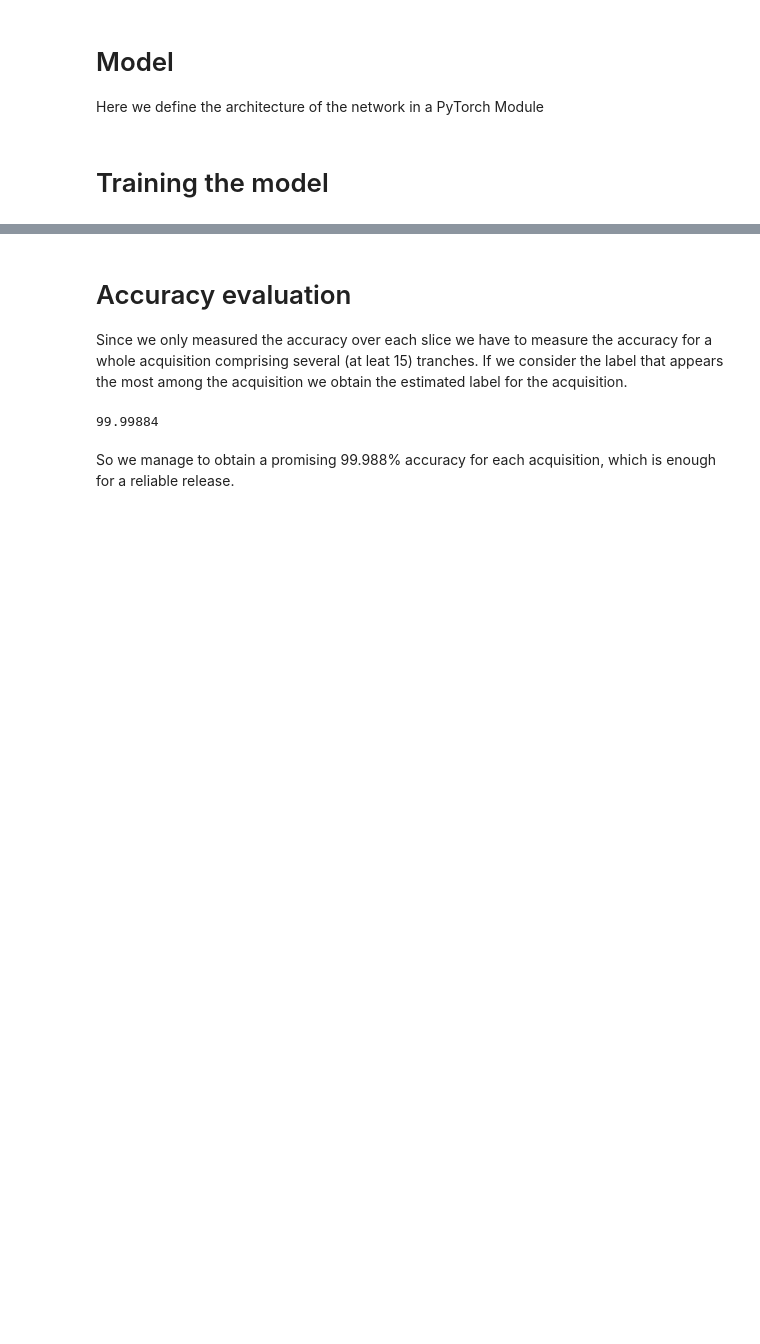
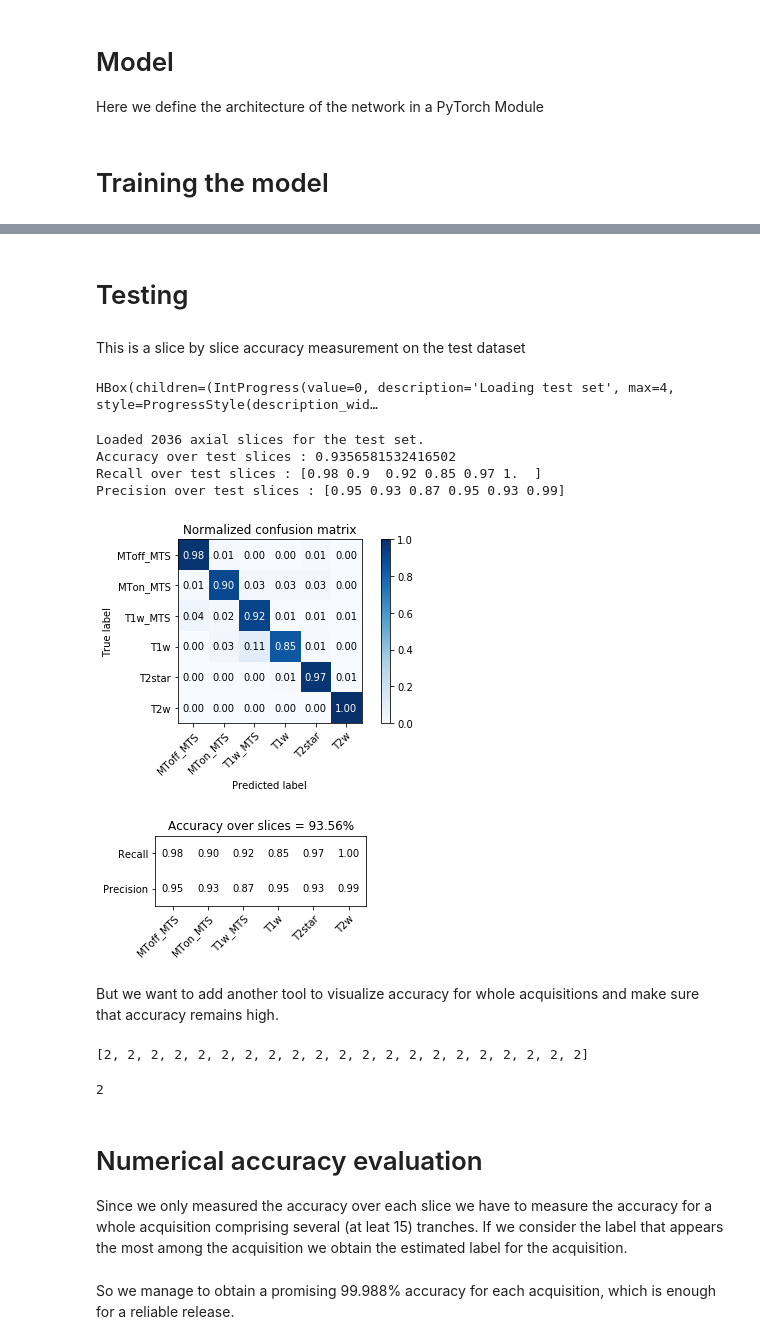
Before and after one commit to bsauty/sc_mri_dl_classifier, a Jupyter notebook: classifier_mri_modality.ipynb, the cells around one changed output, grey strips where cells are left out. Drawn from its saved outputs; the diff is of its cells as text; code cells hidden in the pictures; blank space fills up the shorter version.

Commit message:
Add test metrics and full acquisition prediction

```diff
--- a/classifier_mri_modality.ipynb
+++ b/classifier_mri_modality.ipynb
@@ -182,6 +186,8 @@ import torch.nn.functional as F
 from torchvision import transforms, models
 from torch.utils.data.sampler import SubsetRandomSampler
 from torch.utils.data import DataLoader, ConcatDataset
+
+from sklearn import metrics
 
 import torch.backends.cudnn as cudnn
 cudnn.benchmark = True
@@ -369,6 +375,7 @@ def cmd_train(context):
         val_accuracy = 0
         num_samples = 0
 
+
         for i, batch in enumerate(val_loader):
             input_samples = batch["input"]
             input_labels = get_modality(batch)
@@ -399,6 +406,13 @@ def cmd_train(context):
 
         #tqdm.write(f"Epoch {epoch} accuracy : {val_accuracy_avg:.4f}.")
         print(f"Epoch {epoch} accuracy : {val_accuracy_avg:.4f} %.")
+
+        #add metrics for tensorboard
+        writer.add_scalars('accuracy', val_accuracy_avg, epoch)
+        writer.add_scalars('losses', {
+            'train_loss': train_loss_total_avg,
+            'val_loss': val_loss_total_avg,
+        }, epoch)
 
         end_time = time.time()
         total_time = end_time - start_time
@@ -438,7 +452,7 @@ def cmd_train(context):
 
 
 def run_main(command):
-    with open('config_small.json') as fhandle:
+    with open('config.json') as fhandle:
         context = json.load(fhandle)
 
     #command = context["command"]
@@ -476,0 +470,2 @@ Epoch 50 took 37.91 seconds.
+# %% [markdown]
+# Testing
@@ -476,0 +554,2 @@ Epoch 50 took 37.91 seconds.
+# %% [markdown]
+This is a slice by slice accuracy measurement on the test dataset
@@ -477,11 +628,66 @@ Epoch 50 took 37.91 seconds.
+# %%
+run_main("test")
+# %% [output]
+HBox(children=(IntProgress(value=0, description='Loading test set', max=4, style=ProgressStyle(description_wid…
+Loaded 2036 axial slices for the test set.
+Accuracy over test slices : 0.9356581532416502
+Recall over test slices : [0.98 0.9  0.92 0.85 0.97 1.  ]
+Precision over test slices : [0.95 0.93 0.87 0.95 0.93 0.99]
+[figure, added]
+[figure, added]
+# %% [markdown]
+But we want to add another tool to visualize accuracy for whole acquisitions and make sure that accuracy remains high.
+# %%
+import nibabel as nib
+from sklearn.preprocessing import normalize
+from statistics import mode
+
+def transform(input_slices):
+    slices = []
+    for i in range(input_slices.shape[2]):
+        w,h = input_slices.shape[0], input_slices.shape[1]
+        c1,c2 = w//2 - 64, w//2 + 64
+        c3,c4 = h//2 - 64, h//2 + 64
+
+        normalized_slice = normalize(input_slices[c1:c2,c3:c4,i])
+        transposed_slice = np.transpose(normalized_slice)
+        slices.append(np.expand_dims(transposed_slice, axis=0))
+    slices = torch.FloatTensor(slices)
+    return(slices)
+
+def acquisition_predict(path, model=None):
+
+    slices = transform(nib.load(path).get_data())
+
+    with torch.no_grad():
+        slices = slices.cuda()
+
+        outputs = model(slices)
+        _, preds = torch.max(outputs, 1)
+
+        preds = preds.tolist()
+
+        print(preds)
+
+    modality = mode(preds)
+    return(modality)
+
+model = torch.load("./log_baseline/best_model.pt", map_location="cuda:0")
+model.cuda()
+model.eval()
+
+acquisition_predict("../duke/projects/ivado-medical-imaging/spineGeneric_201904271322/result/juntendo-750w_spineGeneric/sub-02/anat/sub-02_T1w.nii.gz", model)
+# %% [output]
+[2, 2, 2, 2, 2, 2, 2, 2, 2, 2, 2, 2, 2, 2, 2, 2, 2, 2, 2, 2, 2]
+2
 # %% [markdown]
-# Accuracy evaluation
+# Numerical accuracy evaluation
 
 Since we only measured the accuracy over each slice we have to measure the accuracy for a whole acquisition comprising several (at leat 15) tranches. If we consider the label that appears the most among the acquisition we obtain the estimated label for the acquisition.
 # %%
-def tirage():
+def tirage(accuracy):
     x = np.random.rand()
-    if x <= 0.84:
+    if x <= accuracy:
         return([0,0,0,0,0,1])
     else:
         i = np.random.randint(4)
@@ -503,8 +709,6 @@ def montecarlo(n):
     return(100 * accuracy/n)
 
 montecarlo(10000000)
-# %% [output]
-99.99884
 # %% [markdown]
 So we manage to obtain a promising 99.988% accuracy for each acquisition, which is enough for a reliable release.
 # %% [markdown]
```
Also changed, not shown: parts of 11 cells of this notebook.
